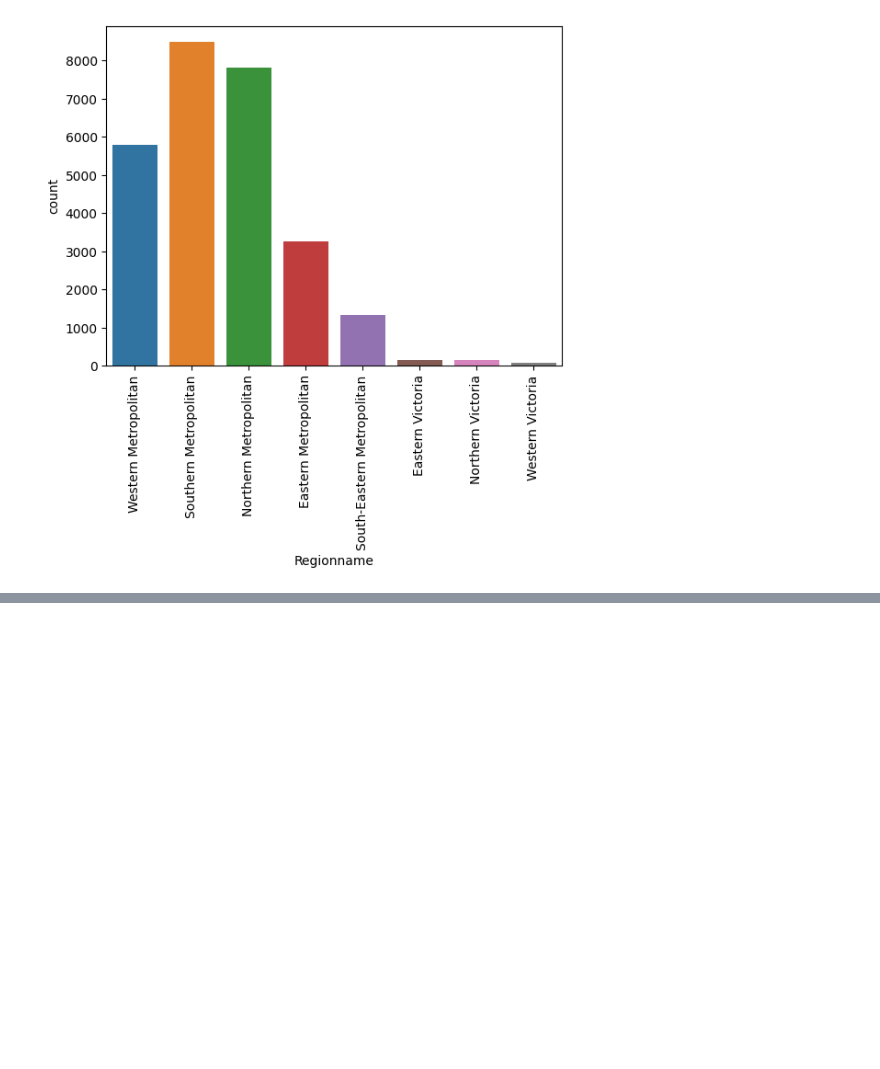
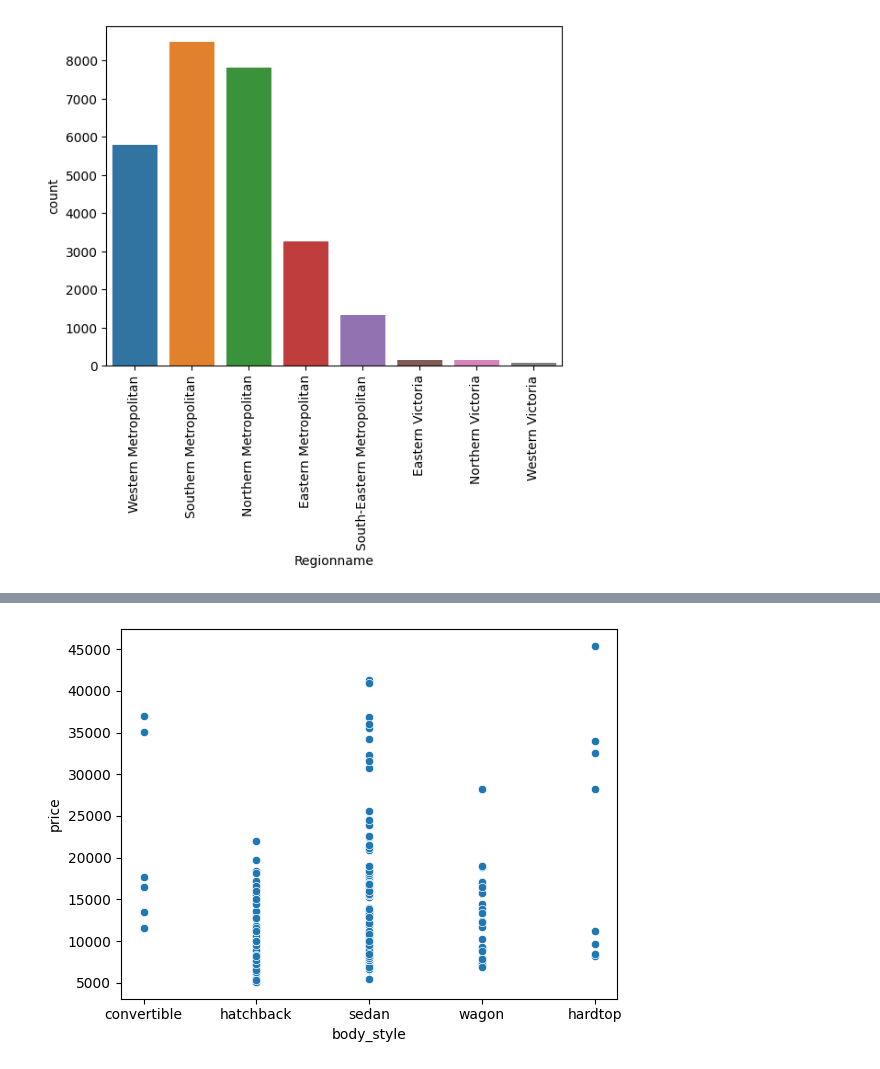
Before and after one commit to sachincredible9/Python_basics, a Jupyter notebook: EDA_Handson.ipynb, the cells around one changed output, grey strips where cells are left out. Drawn from its saved outputs; the diff is of its cells as text; code cells hidden in the pictures; blank space fills up the shorter version.

```diff
--- a/EDA_Handson.ipynb
+++ b/EDA_Handson.ipynb
@@ -678,0 +723,4 @@ plt.show()
+# %%
+sns.scatterplot(automobile_data, x='body_style', y='price');
+# %% [output]
+[figure, added]
```
Also changed, not shown: parts of 16 cells of this notebook.
